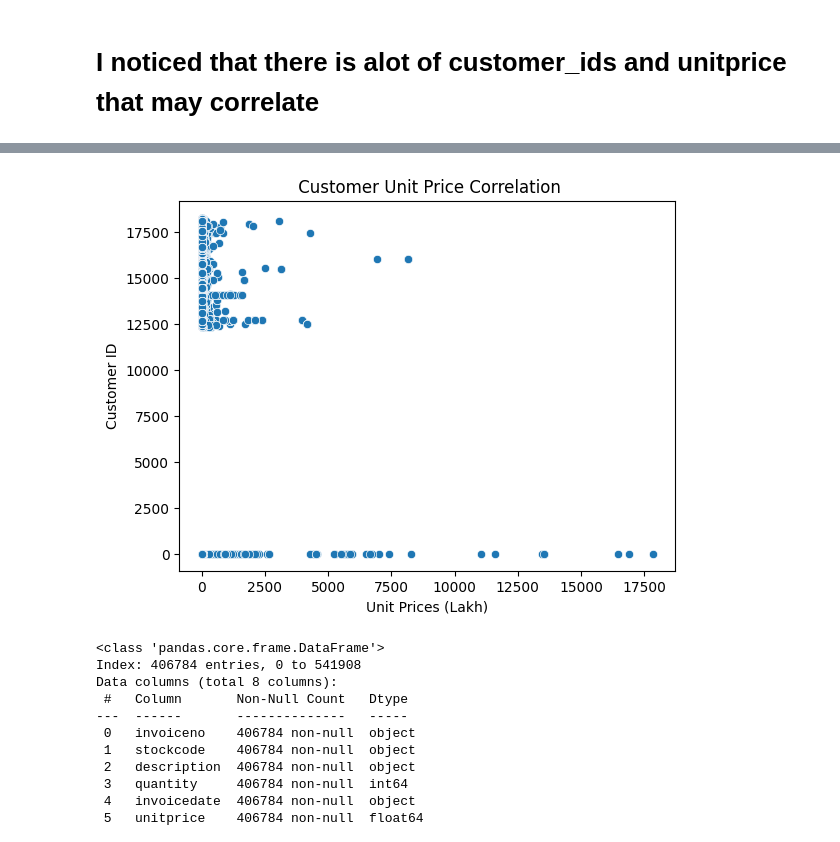
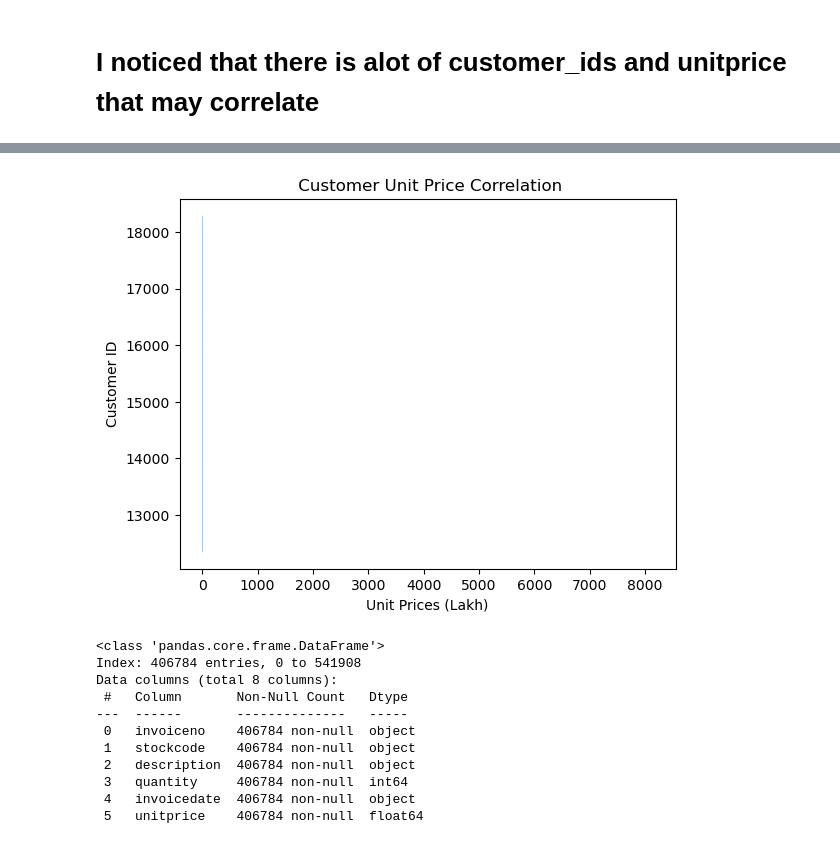
Before and after one commit to Marc-Aradillas/customer-segmentation-project, a Jupyter notebook: prep_explore.ipynb, the cells around one changed output, grey strips where cells are left out. Cells and saved outputs as stored; diff of their text form; code cells hidden in the pictures.

```diff
--- a/prep_explore.ipynb
+++ b/prep_explore.ipynb
@@ -662,12 +654,12 @@ for col in numeric_cols:
 # %%
 # I am going to see if there is a correlation between unitprice and customerid:
-sns.scatterplot(data = df, x = 'unitprice', y = 'customerid')
+sns.histplot(data = df, x = 'unitprice', y = 'customerid')
 plt.xlabel('Unit Prices (Lakh)')
 plt.ylabel('Customer ID')
 plt.title(' Customer Unit Price Correlation')
 plt.show()
 # %% [output]
-[figure, old version]
+[figure, new version]
 # %%
 # removing 0.0 prices and associated customer id
 df = df.copy()
```
Also changed, not shown: parts of 9 cells of this notebook.
